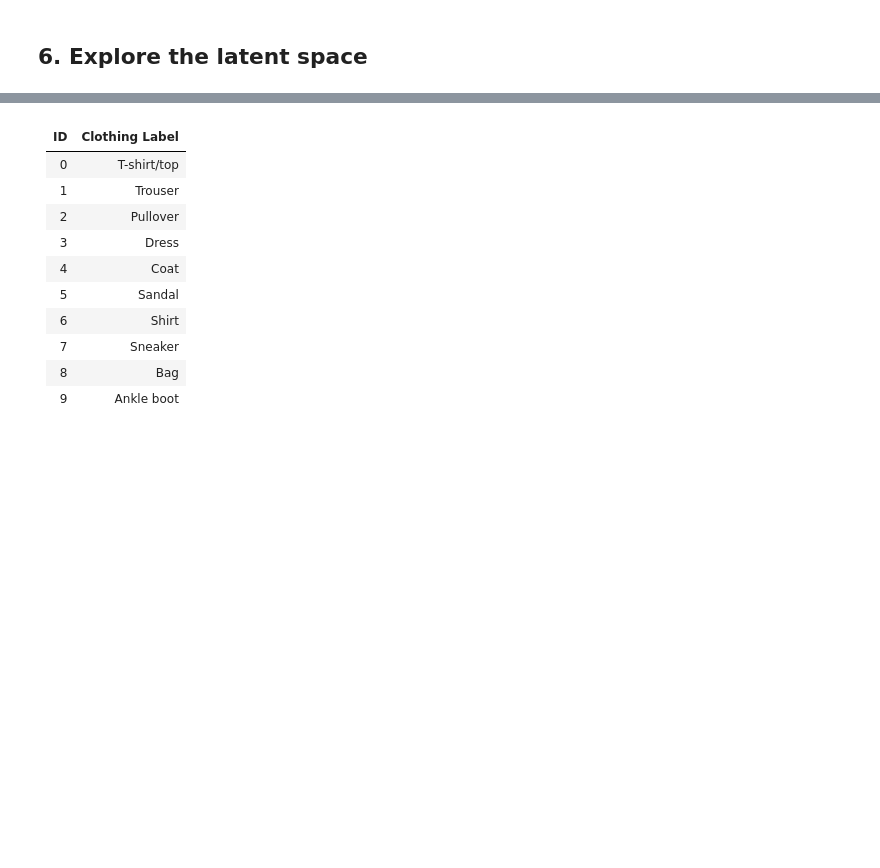
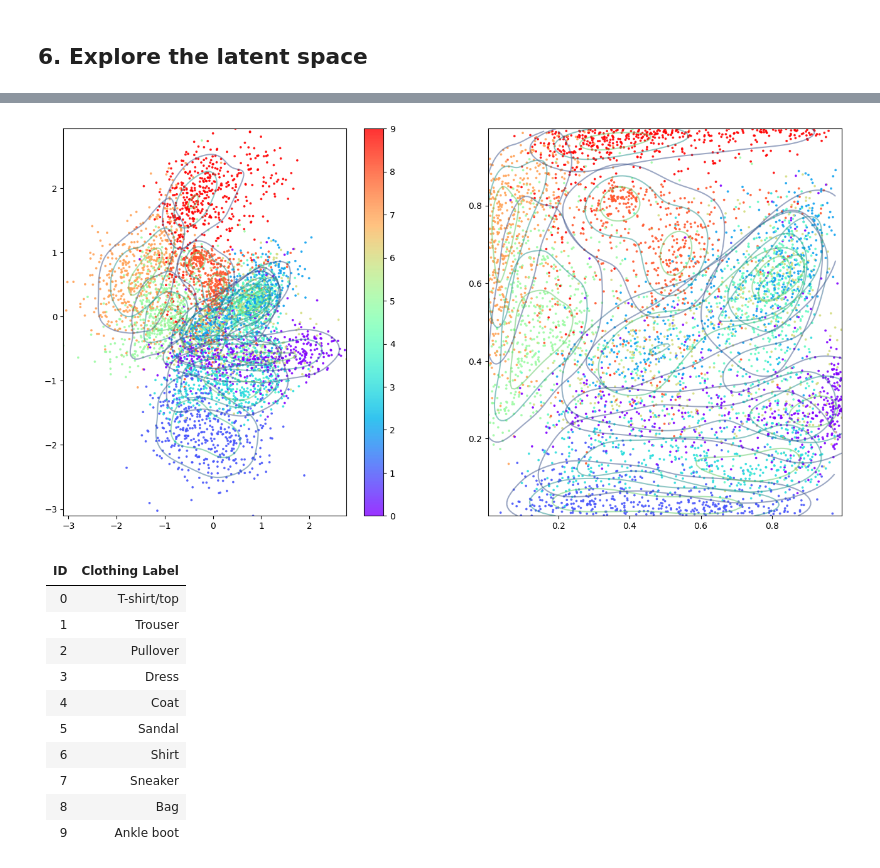
Before and after one commit to cyberelf/Generative_Deep_Learning_2nd_Edition, a Jupyter notebook: notebooks/03_vae/02_vae_fashion/vae_fashion.ipynb, the cells around one changed output, grey strips where cells are left out. Drawn from its saved outputs; the diff is of its cells as text; code cells hidden in the pictures; blank space fills up the shorter version.

```diff
--- a/notebooks/03_vae/02_vae_fashion/vae_fashion.ipynb
+++ b/notebooks/03_vae/02_vae_fashion/vae_fashion.ipynb
@@ -453,3 +471,56 @@ plt.show()
+# %%
+
+# with contour to understands the density of the points
+figsize = 8
+fig = plt.figure(figsize=(figsize * 2, figsize))
+fig.patch.set_facecolor('none')
+# Define a colormap
+unique_labels = np.unique(example_labels)
+colormap = plt.get_cmap('viridis', len(example_labels))
+
+# Plot for z
+ax1 = fig.add_subplot(1, 2, 1)
+plot_1 = ax1.scatter(z[:, 0], z[:, 1], cmap='rainbow', c=example_labels, alpha=0.8, s=3)
+plt.colorbar(plot_1, ax=ax1)
+
+# Add contours for each category in z
+
+for label in unique_labels:
+    # Filter points by label
+    z_label = z[example_labels == label]
+    # Estimate the density
+    kde = gaussian_kde(z_label.T)
+    # Create a grid over the data
+    xmin, ymin = z_label.min(axis=0)
+    xmax, ymax = z_label.max(axis=0)
+    X, Y = np.mgrid[xmin:xmax:100j, ymin:ymax:100j]
+    positions = np.vstack([X.ravel(), Y.ravel()])
+    Z = np.reshape(kde(positions).T, X.shape)
+    # Plot the density contour
+    ax1.contour(X, Y, Z, levels=3, alpha=0.5)
+
+# Plot for p
+ax2 = fig.add_subplot(1, 2, 2)
+plot_2 = ax2.scatter(p[:, 0], p[:, 1], cmap='rainbow', c=example_labels, alpha=0.8, s=3)
+
+# Add contours for each category in p
+for label in unique_labels:
+    # Filter points by label
+    p_label = p[example_labels == label]
+    # Estimate the density
+    kde = gaussian_kde(p_label.T)
+    # Create a grid over the data
+    xmin, ymin = p_label.min(axis=0)
+    xmax, ymax = p_label.max(axis=0)
+    X, Y = np.mgrid[xmin:xmax:100j, ymin:ymax:100j]
+    positions = np.vstack([X.ravel(), Y.ravel()])
+    Z = np.reshape(kde(positions).T, X.shape)
+    # Plot the density contour
+    ax2.contour(X, Y, Z, levels=3, alpha=0.5)
+
+plt.show()
+# %% [output]
+[figure, added]
 # %% [markdown]
 | ID | Clothing Label |
 | :- | :- |
```
Also changed, not shown: parts of 10 cells of this notebook, 2 other files.
